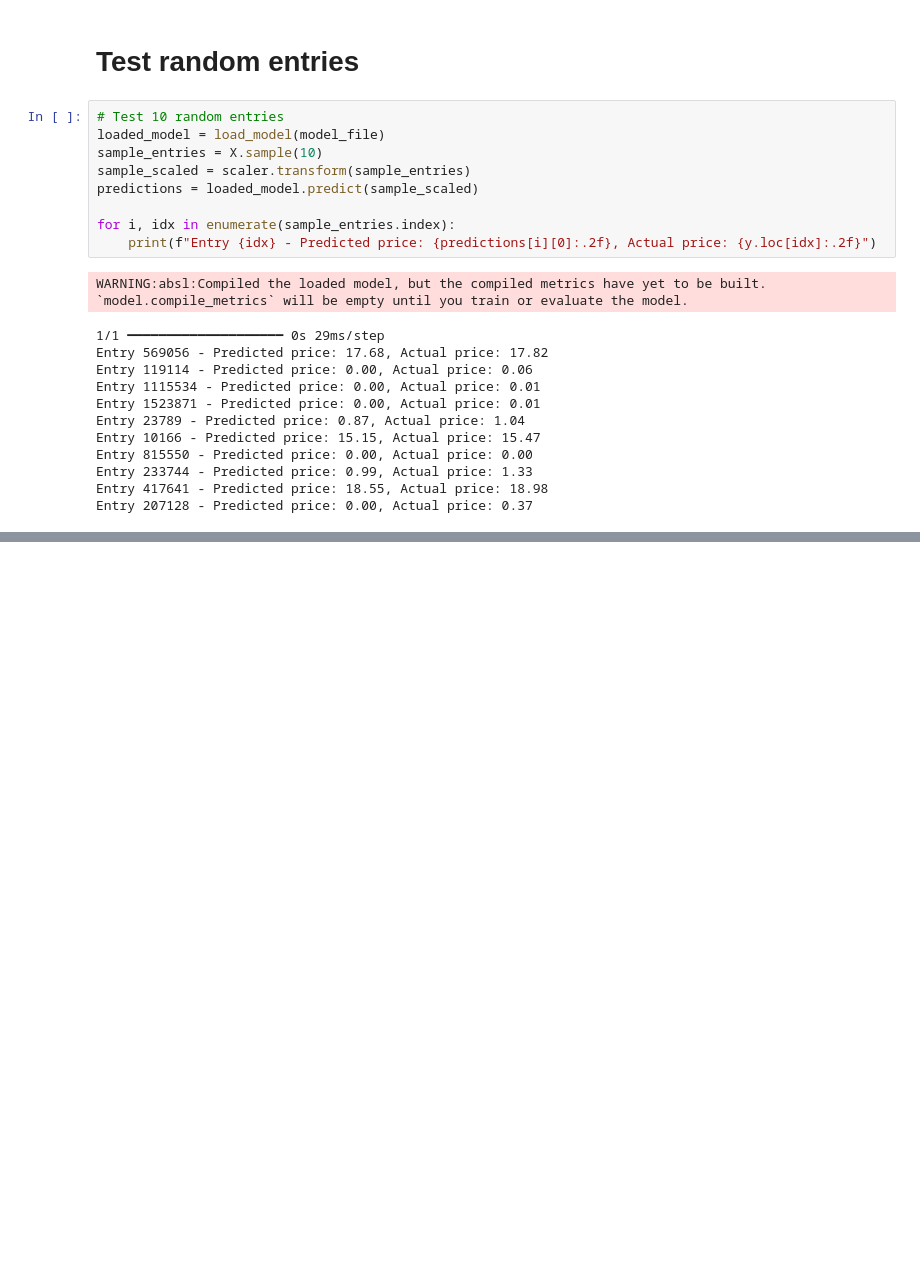
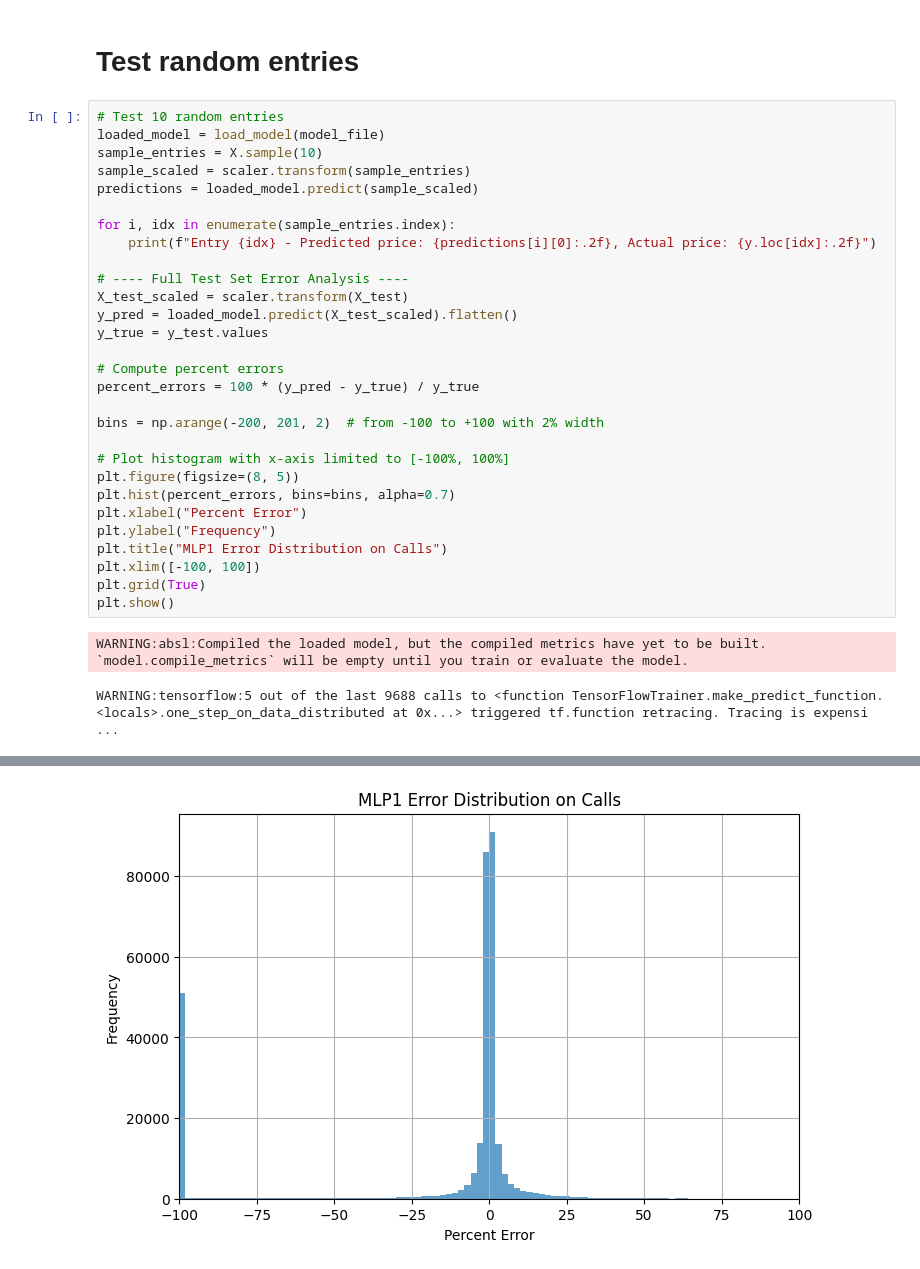
Before and after one commit to AdamK14/CS-4641-Project, a Jupyter notebook: MLP1/mlp1_calls.ipynb, the cells around one changed output, grey strips where cells are left out. Cells and saved outputs as stored; diff of their text form; blank space fills up the shorter version.

Commit message:
added adam's error analysis

```diff
--- a/MLP1/mlp1_calls.ipynb
+++ b/MLP1/mlp1_calls.ipynb
@@ -274,16 +274,26 @@ predictions = loaded_model.predict(sample_scaled)
 
 for i, idx in enumerate(sample_entries.index):
     print(f"Entry {idx} - Predicted price: {predictions[i][0]:.2f}, Actual price: {y.loc[idx]:.2f}")
+
+# ---- Full Test Set Error Analysis ----
+X_test_scaled = scaler.transform(X_test)
+y_pred = loaded_model.predict(X_test_scaled).flatten()
+y_true = y_test.values
+
+# Compute percent errors
+percent_errors = 100 * (y_pred - y_true) / y_true
+
+bins = np.arange(-200, 201, 2)  # from -100 to +100 with 2% width
+
+# Plot histogram with x-axis limited to [-100%, 100%]
+plt.figure(figsize=(8, 5))
+plt.hist(percent_errors, bins=bins, alpha=0.7)
+plt.xlabel("Percent Error")
+plt.ylabel("Frequency")
+plt.title("MLP1 Error Distribution on Calls")
+plt.xlim([-100, 100])
+plt.grid(True)
+plt.show()
 # %% [output]
 WARNING:absl:Compiled the loaded model, but the compiled metrics have yet to be built. `model.compile_metrics` will be empty until you train or evaluate the model.
-1/1 ━━━━━━━━━━━━━━━━━━━━ 0s 29ms/step
-Entry 569056 - Predicted price: 17.68, Actual price: 17.82
-Entry 119114 - Predicted price: 0.00, Actual price: 0.06
-Entry 1115534 - Predicted price: 0.00, Actual price: 0.01
-Entry 1523871 - Predicted price: 0.00, Actual price: 0.01
-Entry 23789 - Predicted price: 0.87, Actual price: 1.04
-Entry 10166 - Predicted price: 15.15, Actual price: 15.47
-Entry 815550 - Predicted price: 0.00, Actual price: 0.00
-Entry 233744 - Predicted price: 0.99, Actual price: 1.33
-Entry 417641 - Predicted price: 18.55, Actual price: 18.98
-Entry 207128 - Predicted price: 0.00, Actual price: 0.37
+WARNING:tensorflow:5 out of the last 9688 calls to <function TensorFlowTrainer.make_predict_function.<locals>.one_step_on_data_distributed at 0x...> triggered tf.function retracing. Tracing is expensi ...
@@ -289,0 +315 @@ Entry 207128 - Predicted price: 0.00, Actual price: 0.37
+[figure, added]
```
Also changed, not shown: parts of 1 cell of this notebook, 1 other file.
